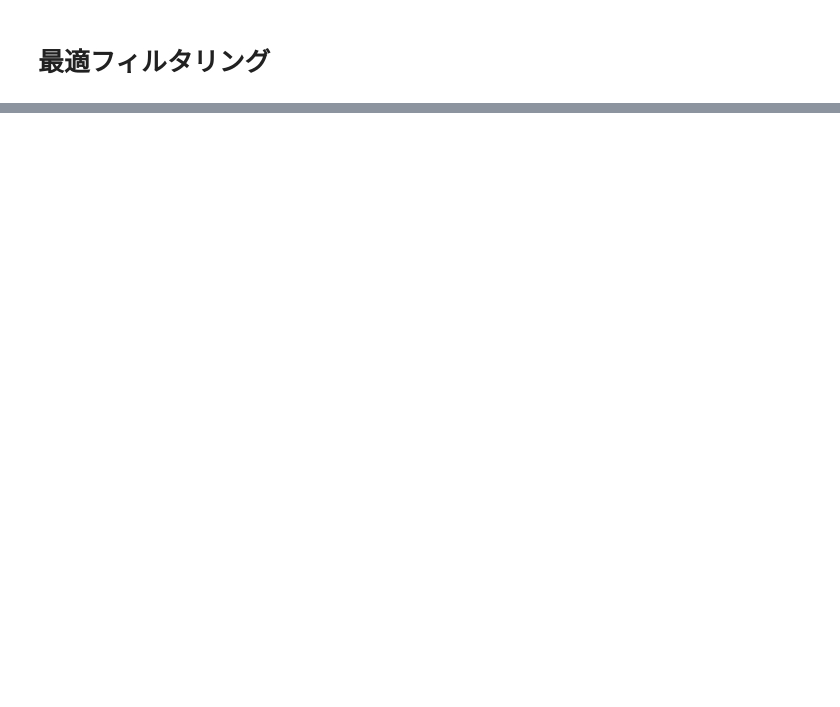
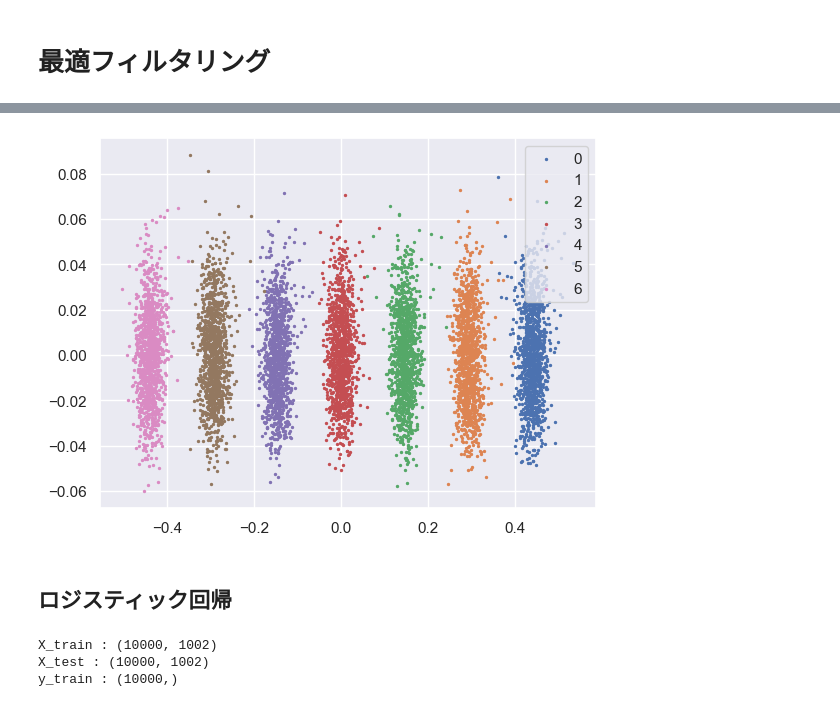
Before and after one commit to KeisukeTTTT/PhotonClustering, a Jupyter notebook: src/process.ipynb, the cells around one changed output, grey strips where cells are left out. Drawn from its saved outputs; the diff is of its cells as text; code cells hidden in the pictures; blank space fills up the shorter version.

```diff
--- a/src/process.ipynb
+++ b/src/process.ipynb
@@ -175,0 +193,54 @@ df_optimal_filtered
+# %%
+# 平均波形を規格化
+avg = avg / np.max(avg)
+
+# 最適フィルタの結果から、1光子あたりの波高値を得る
+# 今回のデータではおよそ15mV
+ph = 0.015
+
+# 以下の方法で波形データをシミュレーションできる
+# (規格化した平均波形)x(1光子あたりの波高値)x(光子数)+ノイズ
+train_data = []
+photon_num_list_train = []
+for _ in range(len(noise)):
+    np.random.seed(_)
+    num = int(7*np.random.rand())
+    simulation_data = avg * ph * num + noise[_, :]
+    train_data.append(simulation_data)
+    photon_num_list_train.append(num)
+train_df = pd.DataFrame(train_data)
+train_df["photon_count"] = photon_num_list_train
+
+test_df = df.copy()
+# %%
+# 主成分分析
+pca_model_train = PCA(n_components=2)
+train_X_pca = pca_model_train.fit_transform(train_df.iloc[:, :-1].values)
+# pca_df = pd.DataFrame(data=X_pca, index=df_corrected.index, columns=["first_component", "second_component"])
+train_pca_df = pd.DataFrame(data=train_X_pca, columns=["first_component", "second_component"])
+train_pca_df["photon_count"] = train_df["photon_count"]
+# %%
+for photon_count in set(train_pca_df["photon_count"]):
+    plt.scatter(train_pca_df[train_pca_df["photon_count"]==photon_count]["first_component"], train_pca_df[train_pca_df["photon_count"]==photon_count]["second_component"], s=2, label=photon_count)
+plt.legend()
+plt.show()
+# %% [output]
+[figure, added]
+# %% [markdown]
+## ロジスティック回帰
+# %%
+from sklearn import model_selection, linear_model, metrics
+X_train = train_df.iloc[:, :-1].values
+y_train = train_df.iloc[:, -1].values
+X_test = test_df.values
+print(f"X_train : {X_train.shape}")
+print(f"X_test : {X_test.shape}")
+print(f"y_train : {y_train.shape}")
+
+lm = linear_model.LogisticRegression(multi_class="ovr", solver="liblinear")
+lm.fit(X_train, y_train)
+predictions = lm.predict([X_test[0]])
+# %% [output]
+X_train : (10000, 1002)
+X_test : (10000, 1002)
+y_train : (10000,)
```
Also changed, not shown: parts of 22 cells of this notebook.
